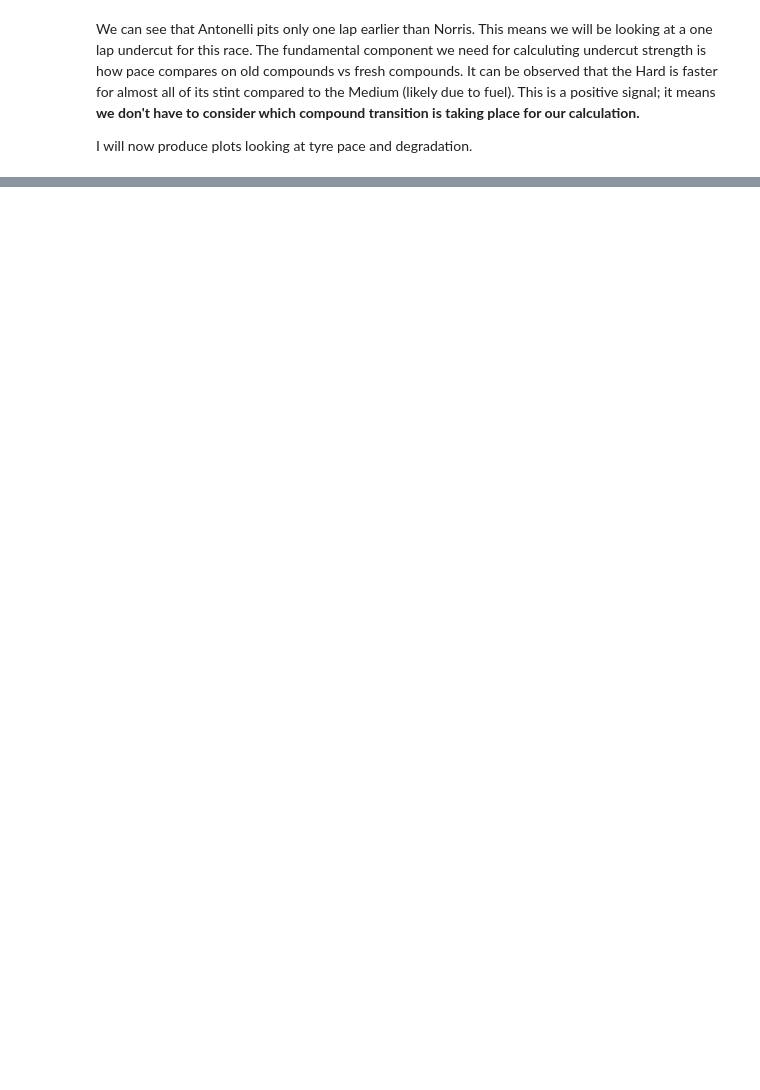
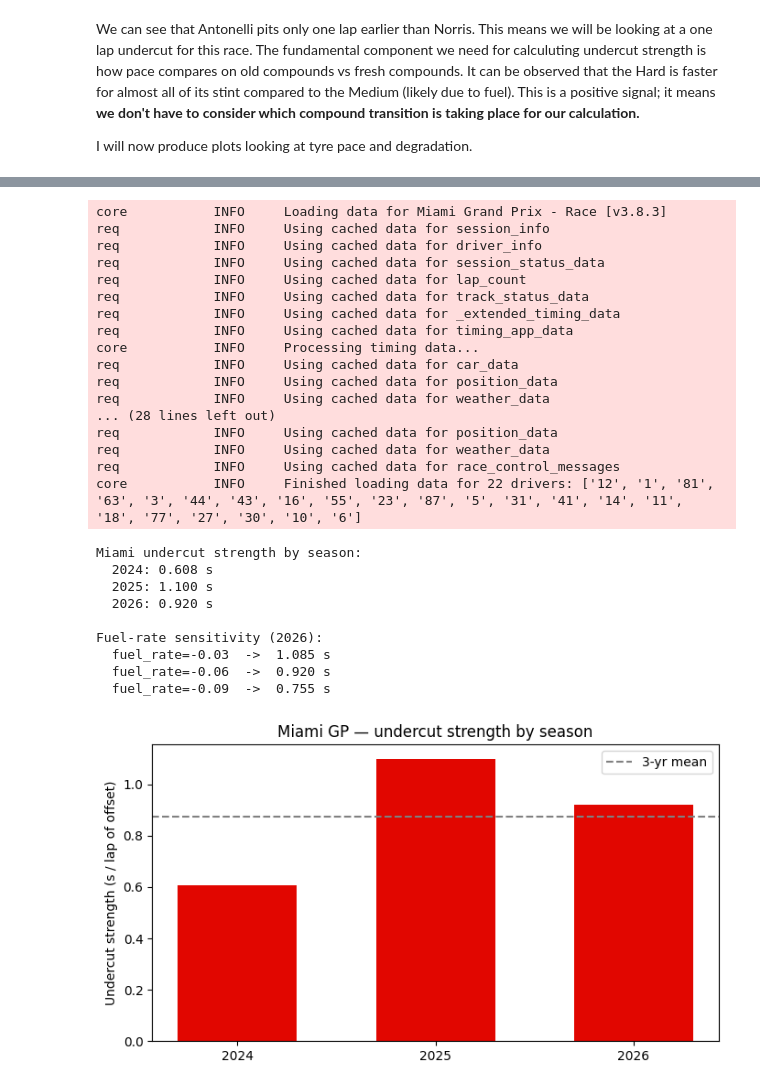
Before and after one commit to ematthews-git/formation_lap, a Jupyter notebook: analysis/undercut_analysis.ipynb, the cells around one changed output, grey strips where cells are left out. Saved outputs shown, nothing was run; the diff lists cells and outputs as text; code cells hidden in the pictures; blank space fills up the shorter version.

Commit message:
undercut analysis complete

```diff
--- a/analysis/undercut_analysis.ipynb
+++ b/analysis/undercut_analysis.ipynb
@@ -157,0 +447,53 @@ Once again,
+# %%
+# Cross-season stability + fuel-rate sensitivity
+years = [2024, 2025, 2026]
+results = {}
+for y in years:
+    s = fastf1.get_session(y, "Miami", "R")
+    s.load()
+    results[y], _ = undercut_strength(s)
+
+print("Miami undercut strength by season:")
+for y in years:
+    print(f"  {y}: {results[y]:.3f} s")
+
+print("\nFuel-rate sensitivity (2026):")
+for fr in (-0.03, -0.06, -0.09):
+    v, _ = undercut_strength(session, fuel_rate=fr)
+    print(f"  fuel_rate={fr:+.2f}  ->  {v:.3f} s")
+
+fig, ax = plt.subplots(figsize=(7, 4))
+ax.bar([str(y) for y in years], [results[y] for y in years], color="#E10600", width=0.6)
+ax.axhline(np.mean(list(results.values())), ls="--", color="grey", label="3-yr mean")
+ax.set_ylabel("Undercut strength (s / lap of offset)")
+ax.set_title("Miami GP — undercut strength by season")
+ax.legend()
+plt.tight_layout()
+# %% [output]
+core           INFO     Loading data for Miami Grand Prix - Race [v3.8.3]
+req            INFO     Using cached data for session_info
+req            INFO     Using cached data for driver_info
+req            INFO     Using cached data for session_status_data
+req            INFO     Using cached data for lap_count
+req            INFO     Using cached data for track_status_data
+req            INFO     Using cached data for _extended_timing_data
+req            INFO     Using cached data for timing_app_data
+core           INFO     Processing timing data...
+req            INFO     Using cached data for car_data
+req            INFO     Using cached data for position_data
+req            INFO     Using cached data for weather_data
+... (28 lines left out)
+req            INFO     Using cached data for position_data
+req            INFO     Using cached data for weather_data
+req            INFO     Using cached data for race_control_messages
+core           INFO     Finished loading data for 22 drivers: ['12', '1', '81', '63', '3', '44', '43', '16', '55', '23', '87', '5', '31', '41', '14', '11', '18', '77', '27', '30', '10', '6']
+Miami undercut strength by season:
+  2024: 0.608 s
+  2025: 1.100 s
+  2026: 0.920 s
+
+Fuel-rate sensitivity (2026):
+  fuel_rate=-0.03  ->  1.085 s
+  fuel_rate=-0.06  ->  0.920 s
+  fuel_rate=-0.09  ->  0.755 s
+[figure, added]
```
Also changed, not shown: parts of 21 cells of this notebook, 1 other file.
